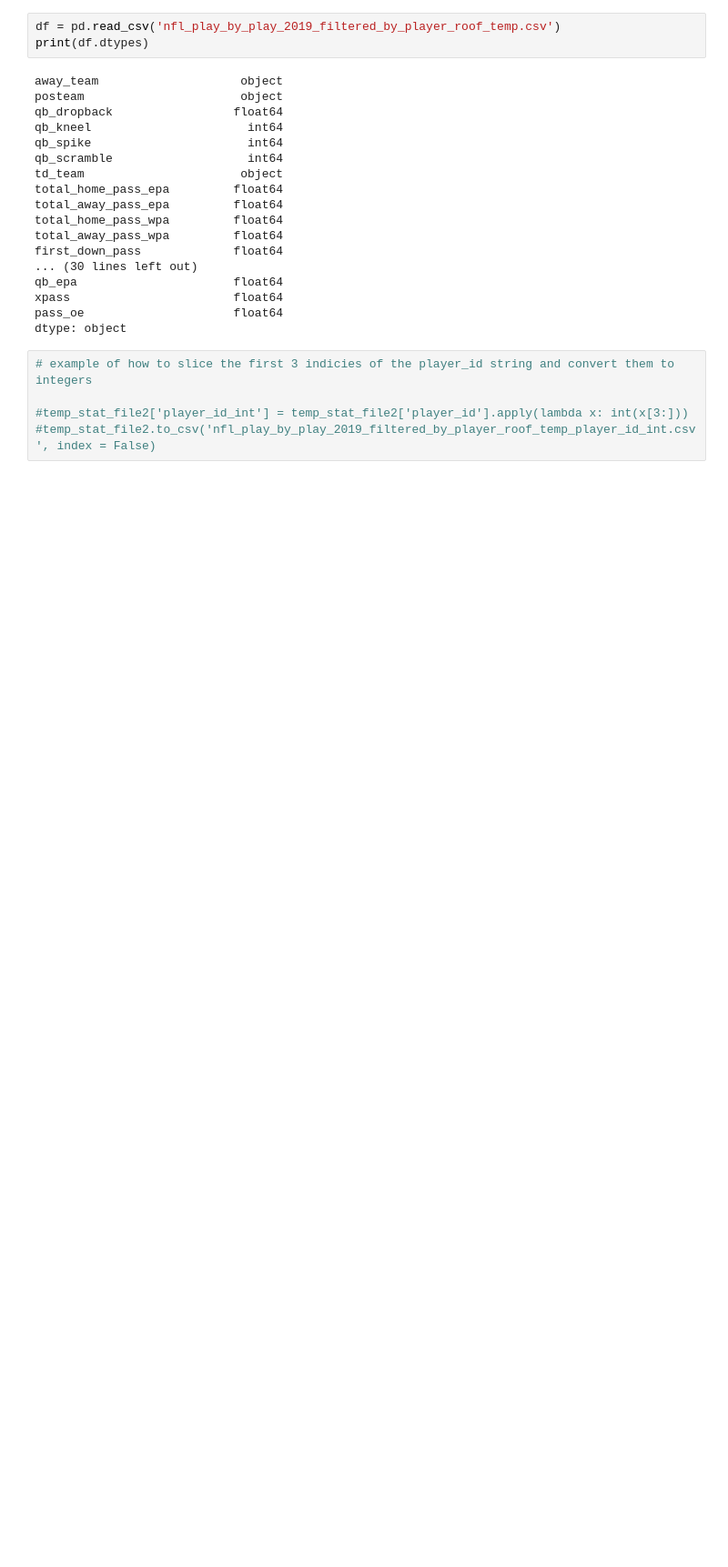
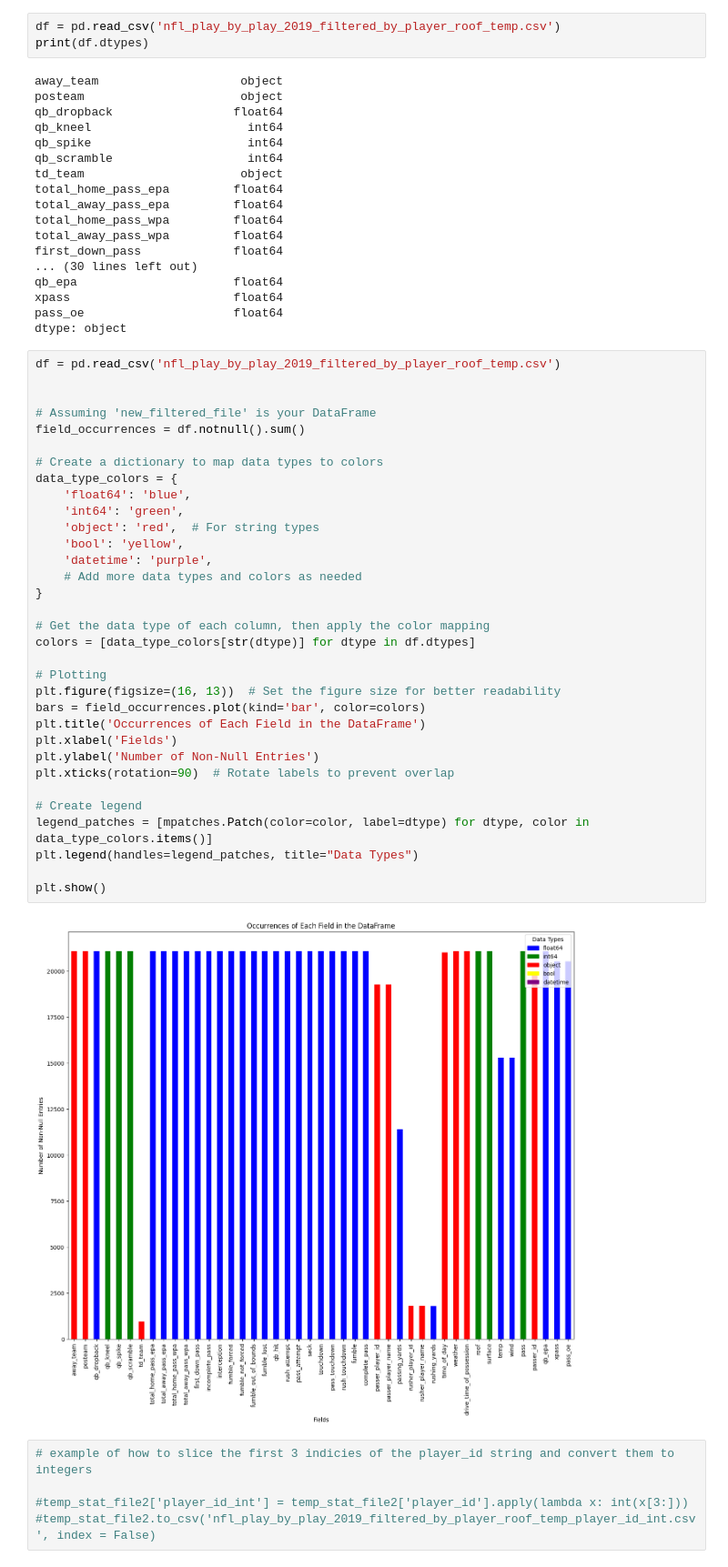
Before and after one commit to SantiM01/Senior-Project, a Jupyter notebook: Test_data_exploration.ipynb, the cells around one changed output. Shown at 91% size. Cells and saved outputs as stored; diff of their text form; blank space fills up the shorter version.

```diff
--- a/Test_data_exploration.ipynb
+++ b/Test_data_exploration.ipynb
@@ -628,6 +596,41 @@ qb_epa                      float64
 xpass                       float64
 pass_oe                     float64
 dtype: object
+# %%
+df = pd.read_csv('nfl_play_by_play_2019_filtered_by_player_roof_temp.csv')
+
+
+# Assuming 'new_filtered_file' is your DataFrame
+field_occurrences = df.notnull().sum()
+
+# Create a dictionary to map data types to colors
+data_type_colors = {
+    'float64': 'blue',
+    'int64': 'green',
+    'object': 'red',  # For string types
+    'bool': 'yellow',
+    'datetime': 'purple',
+    # Add more data types and colors as needed
+}
+
+# Get the data type of each column, then apply the color mapping
+colors = [data_type_colors[str(dtype)] for dtype in df.dtypes]
+
+# Plotting
+plt.figure(figsize=(16, 13))  # Set the figure size for better readability
+bars = field_occurrences.plot(kind='bar', color=colors)
+plt.title('Occurrences of Each Field in the DataFrame')
+plt.xlabel('Fields')
+plt.ylabel('Number of Non-Null Entries')
+plt.xticks(rotation=90)  # Rotate labels to prevent overlap
+
+# Create legend
+legend_patches = [mpatches.Patch(color=color, label=dtype) for dtype, color in data_type_colors.items()]
+plt.legend(handles=legend_patches, title="Data Types")
+
+plt.show()
+# %% [output]
+[figure, added]
 # %%
 # example of how to slice the first 3 indicies of the player_id string and convert them to integers
 
```
Also changed, not shown: parts of 1 cell of this notebook.
